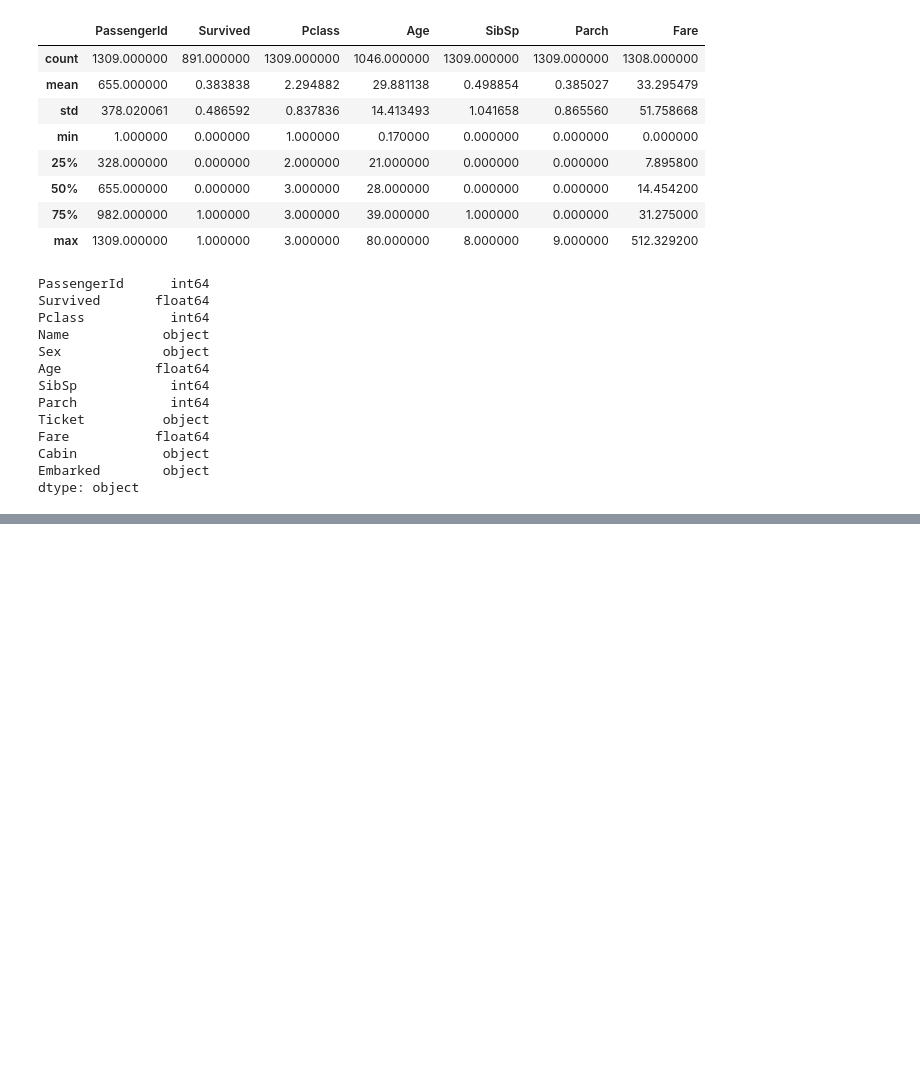
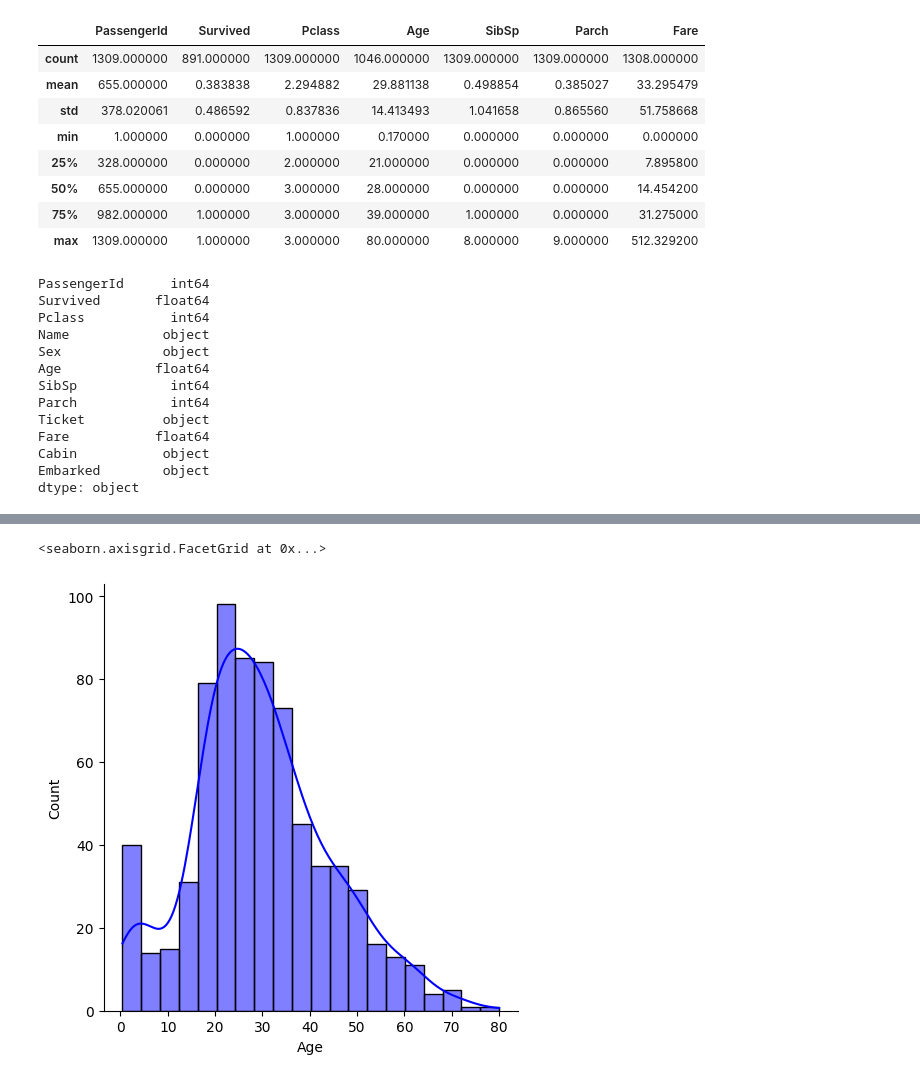
Before and after one commit to renaudjmathieu/Kaggle, a Jupyter notebook: Titanic - Machine Learning from Disaster/notebook.ipynb, the cells around one changed output, grey strips where cells are left out. Cells and saved outputs as stored; diff of their text form; code cells hidden in the pictures; blank space fills up the shorter version.

```diff
--- a/Titanic - Machine Learning from Disaster/notebook.ipynb
+++ b/Titanic - Machine Learning from Disaster/notebook.ipynb
@@ -68,0 +127,7 @@ g = sns.heatmap(train[["Survived","Pclass","Age","SibSp","Parch","Fare", "Sex"]]
+# %%
+#make a histogram of the ages
+g = sns.FacetGrid(train, height=5)
+g.map_dataframe(sns.histplot, x="Age", kde=True, bins=20, color="blue")
+# %% [output]
+<seaborn.axisgrid.FacetGrid at 0x...>
+[figure, added]
```
Also changed, not shown: parts of 10 cells of this notebook, 1 other file.
